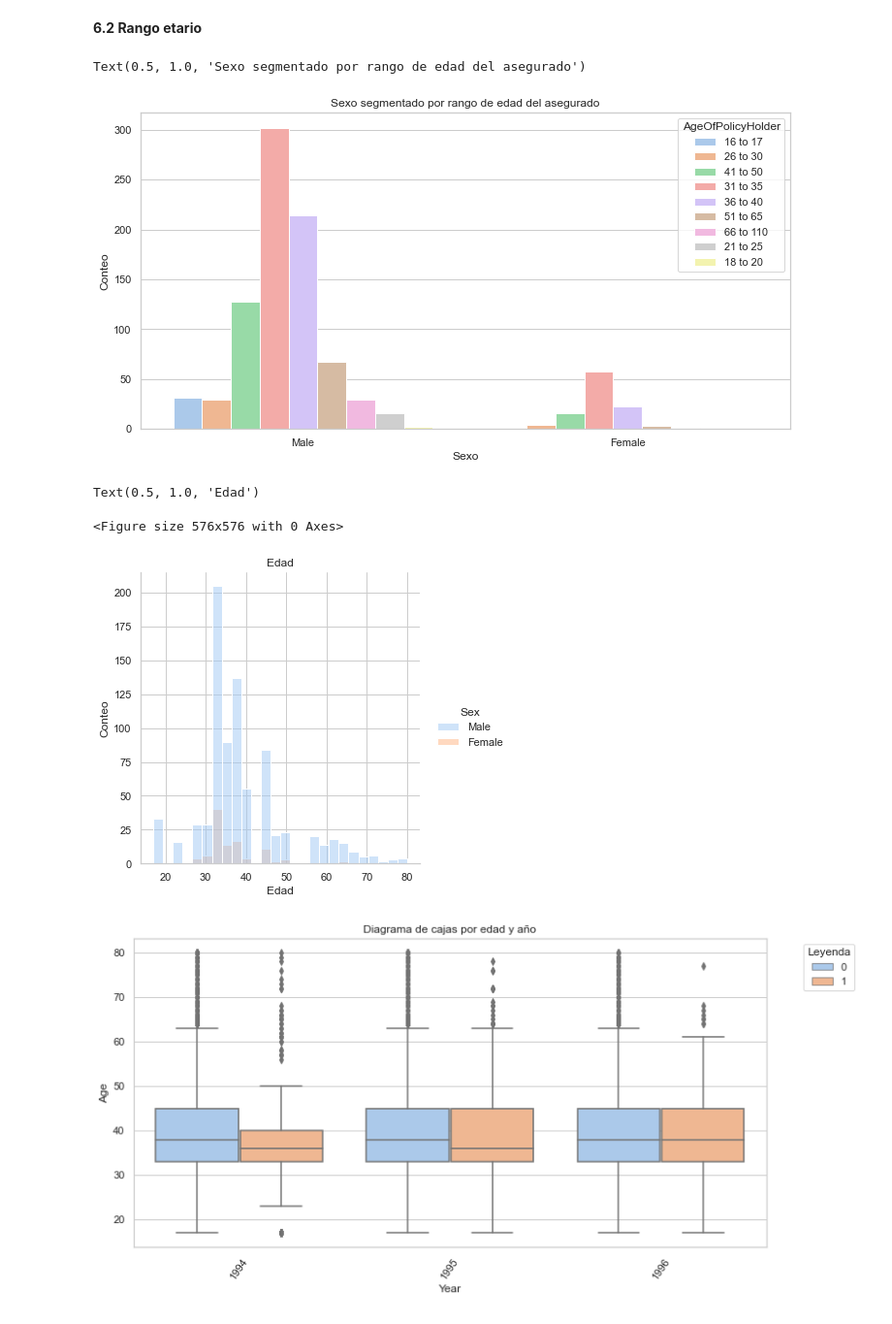
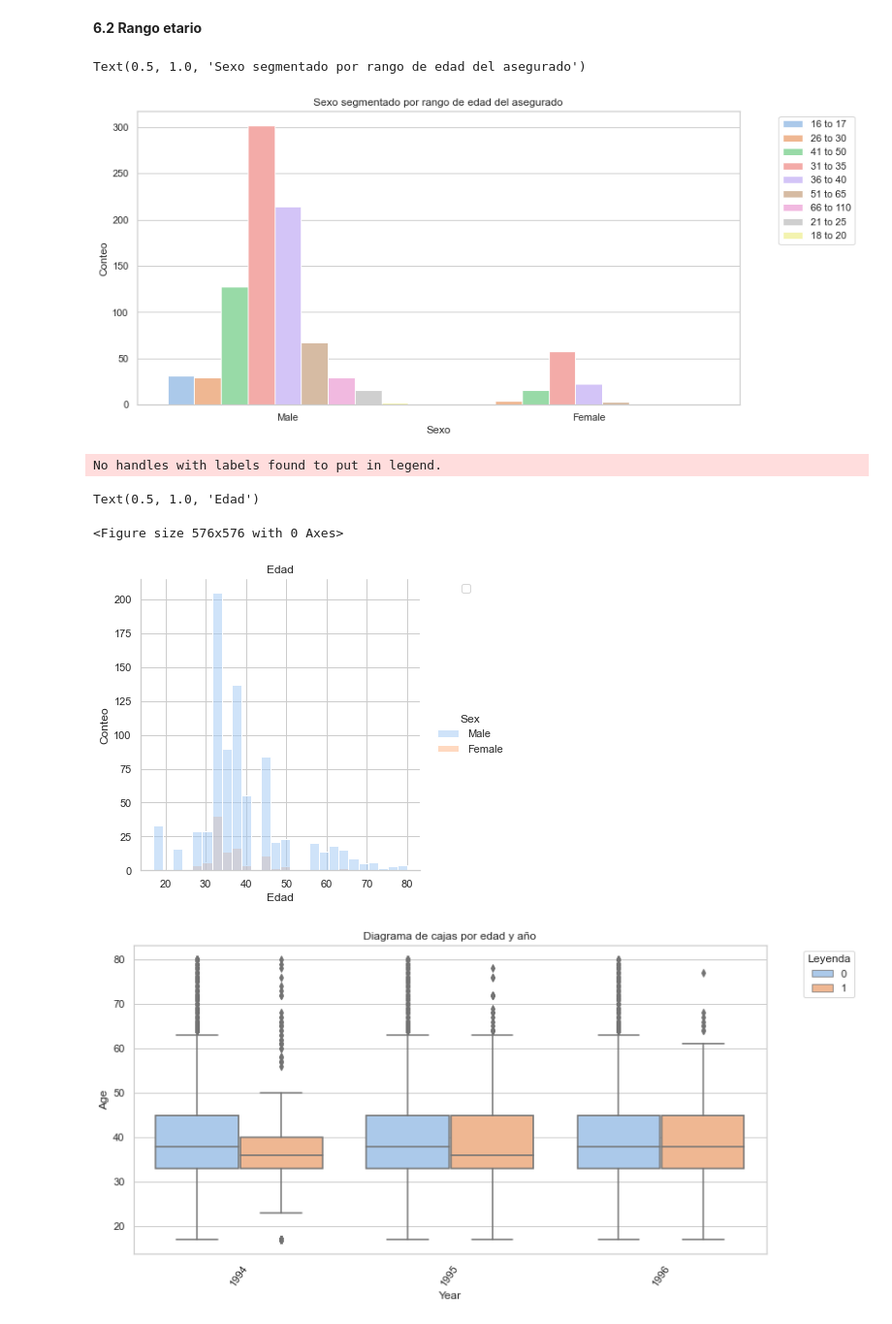
Before and after one commit to moniq0108/DataScience-Qin-entregables-varios, a Jupyter notebook: Data_StoryTelling+Qin.ipynb, the cells around one changed output. Shown: that part at 97% size. Drawn from its saved outputs; the diff is of its cells as text; code cells hidden in the pictures.

```diff
--- a/Data_StoryTelling+Qin.ipynb
+++ b/Data_StoryTelling+Qin.ipynb
@@ -282,21 +313,24 @@ De la población que cometió fraude, un 88,6% de los denunciantes fueron hombre
 # %%
 plt.figure(figsize=(12, 6))
 sns.countplot(x='Sex', hue='AgeOfPolicyHolder', data=df_fraud_cleaned,palette='pastel')
 plt.xlabel('Sexo')
 plt.ylabel('Conteo')
+plt.legend(loc='upper right', bbox_to_anchor=(1.2, 1))
 plt.title("Sexo segmentado por rango de edad del asegurado")
 # %% [output]
 Text(0.5, 1.0, 'Sexo segmentado por rango de edad del asegurado')
-[figure, old version]
+[figure, new version]
 # %%
 plt.figure(figsize=(8, 8))
 sns.displot(df_fraud_cleaned,x ='Age',hue = 'Sex', palette='pastel')
 plt.xlabel('Edad')
 plt.ylabel('Conteo')
+plt.legend(loc='upper right', bbox_to_anchor=(1.2, 1))
 plt.title("Edad")
 # %% [output]
-Text(0.5, 1.0, 'Edad')
+No handles with labels found to put in legend.
-<Figure size 576x576 with 0 Axes>
+Text(0.5, 1.0, 'Edad')
+<Figure size 576x576 with 0 Axes>
 [figure]
 # %%
 plt.figure(figsize=(12, 6))
```
Also changed, not shown: parts of 31 cells of this notebook.
